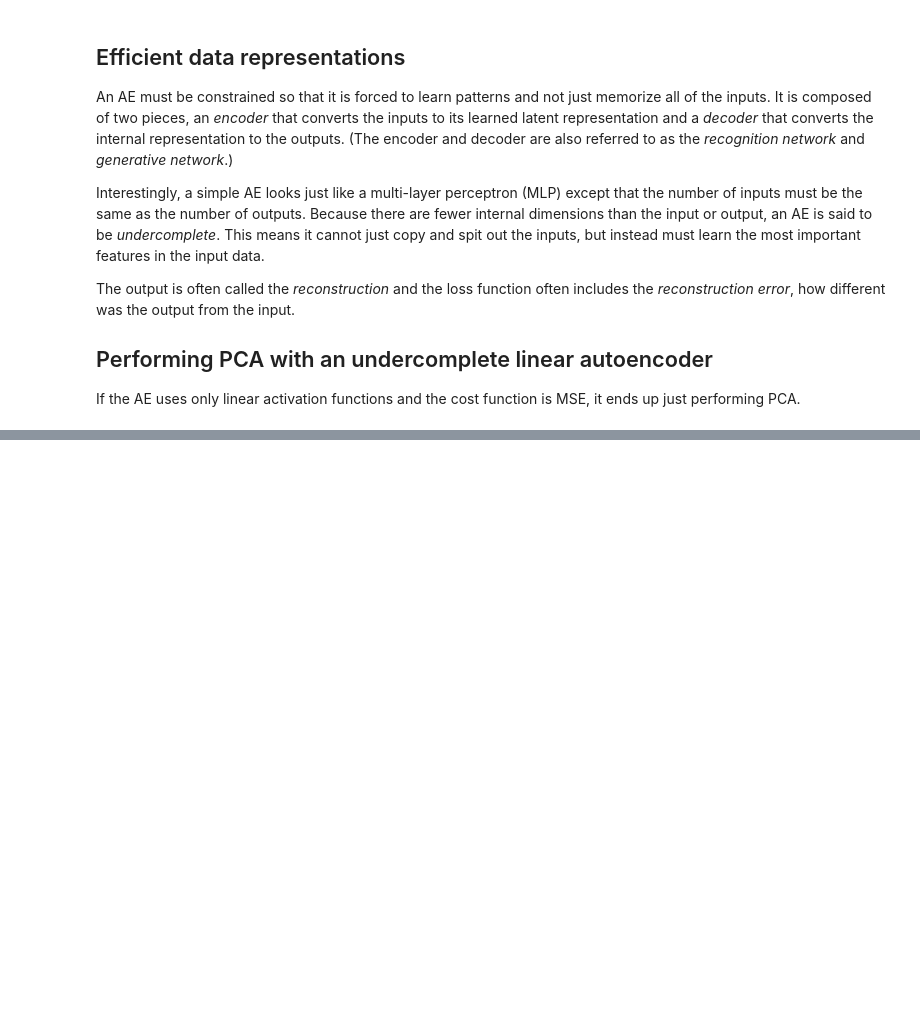
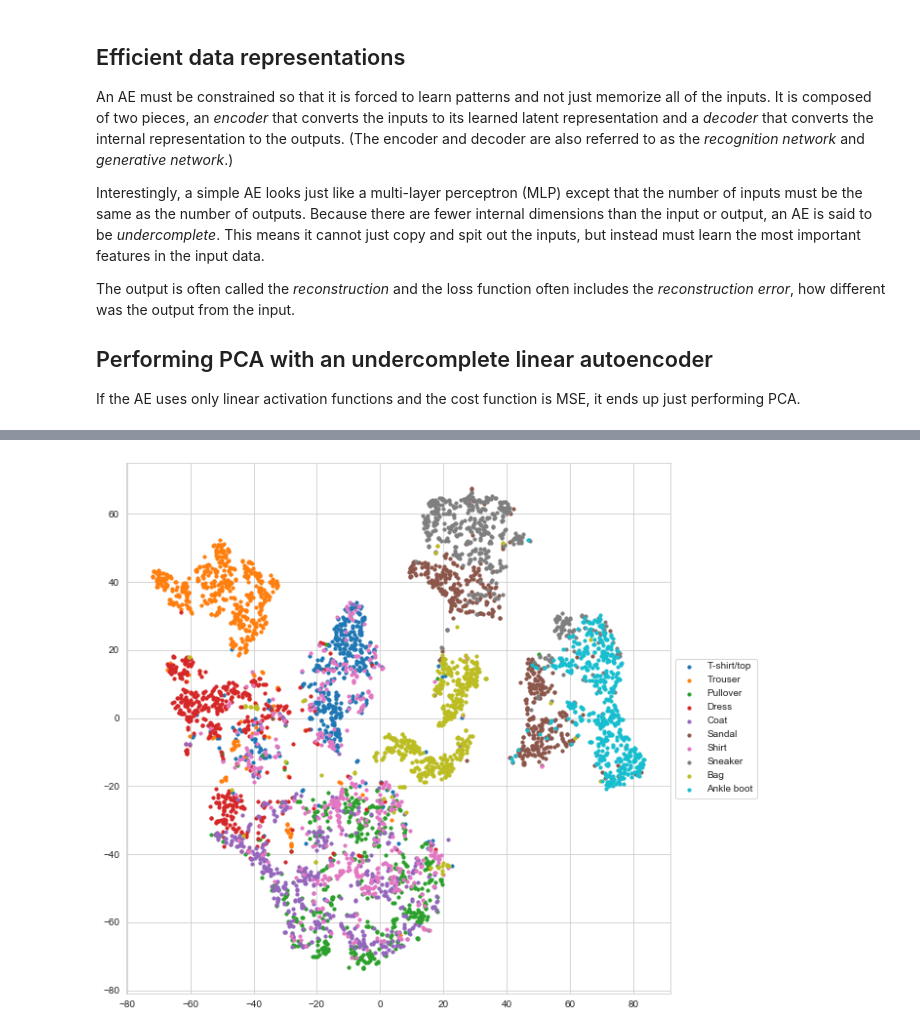
Before and after one commit to jhrcook/100DaysOfPython, a Jupyter notebook: HandsOnMachineLearningWithScikitLearnAndTensorFlow/homl_ch17_Representation-learning-and-generative-learning-using-autoencoders-and-gans.ipynb, the cells around one changed output, grey strips where cells are left out. Cells and saved outputs as stored; diff of their text form; code cells hidden in the pictures; blank space fills up the shorter version.

```diff
--- a/HandsOnMachineLearningWithScikitLearnAndTensorFlow/homl_ch17_Representation-learning-and-generative-learning-using-autoencoders-and-gans.ipynb
+++ b/HandsOnMachineLearningWithScikitLearnAndTensorFlow/homl_ch17_Representation-learning-and-generative-learning-using-autoencoders-and-gans.ipynb
@@ -113,6 +116,9 @@ X_train = X_train_full[5000:] / 255.0
 X_valid = X_train_full[:5000] / 255.0
 y_train = y_train_full[5000:]
 y_valid = y_train_full[:5000]
+
+mnist_fashion_lbls = ["T-shirt/top", "Trouser", "Pullover", "Dress", "Coat",
+                      "Sandal", "Shirt", "Sneaker", "Bag", "Ankle boot"]
 # %%
 stacked_encoder = keras.models.Sequential([
     keras.layers.Flatten(input_shape=[28, 28]),
@@ -180,0 +199,18 @@ show_reconstructions(stacked_ae)
+# %%
+from sklearn.manifold import TSNE
+
+X_valid_compressed = stacked_encoder.predict(X_valid)
+tsne = TSNE()
+X_valid_2d = tsne.fit_transform(X_valid_compressed)
+
+fig = plt.figure(figsize=(10, 10))
+
+for i, lbl in enumerate(mnist_fashion_lbls):
+    idx = np.where(y_valid == i)
+    plt.scatter(X_valid_2d[idx, 0], X_valid_2d[idx, 1],
+                s=10, cmap='tab10', label=lbl)
+
+plt.legend(loc='center left', bbox_to_anchor=(1, 0.5))
+plt.show()
+# %% [output]
+[figure, added]
```
Also changed, not shown: parts of 12 cells of this notebook, 7 other files.
